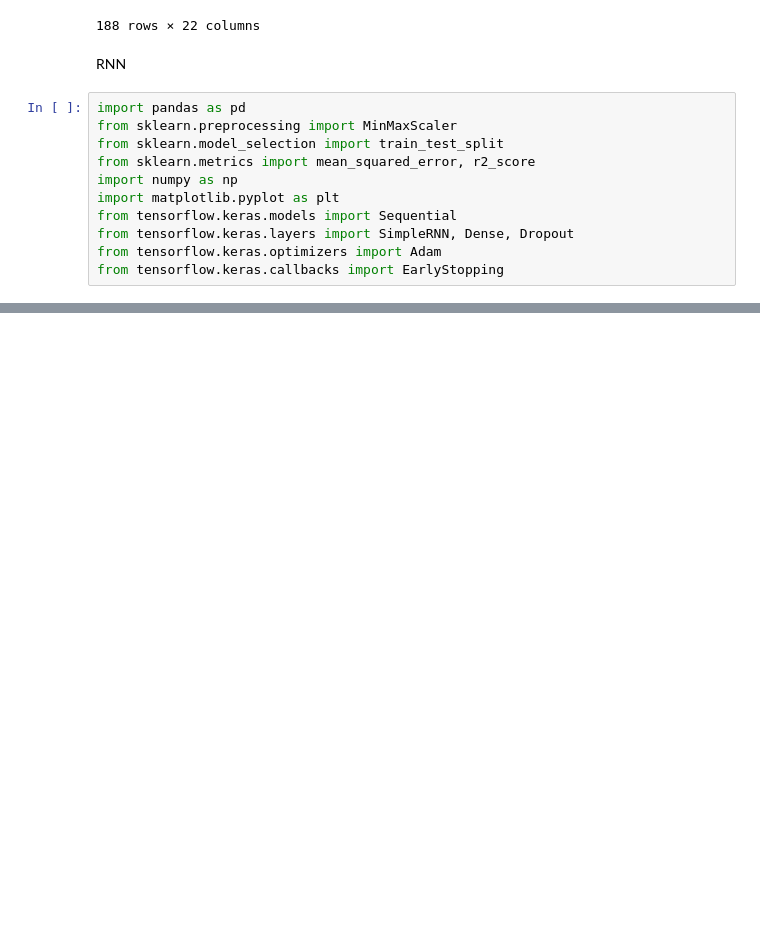
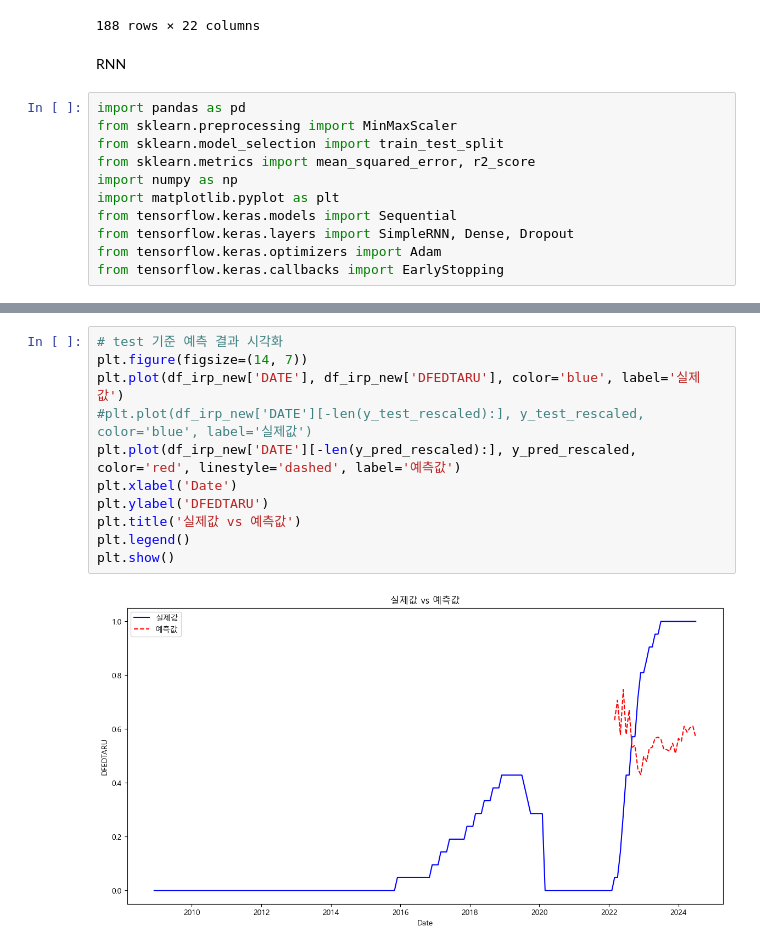
Before and after one commit to AB25122-sudo/MLP_Finance_Fed, a Jupyter notebook: Fed1/Dong/Modeling_Dong_predict_rnn_gdpgr.ipynb, the cells around one changed output, grey strips where cells are left out. Cells and saved outputs as stored; diff of their text form; blank space fills up the shorter version.

```diff
--- a/Fed1/Dong/Modeling_Dong_predict_rnn_gdpgr.ipynb
+++ b/Fed1/Dong/Modeling_Dong_predict_rnn_gdpgr.ipynb
@@ -419,0 +390,13 @@ combined_df.to_csv('./result_Dong_model_202408.csv', index=False)
+# %%
+# test 기준 예측 결과 시각화
+plt.figure(figsize=(14, 7))
+plt.plot(df_irp_new['DATE'], df_irp_new['DFEDTARU'], color='blue', label='실제값')
+#plt.plot(df_irp_new['DATE'][-len(y_test_rescaled):], y_test_rescaled, color='blue', label='실제값')
+plt.plot(df_irp_new['DATE'][-len(y_pred_rescaled):], y_pred_rescaled, color='red', linestyle='dashed', label='예측값')
+plt.xlabel('Date')
+plt.ylabel('DFEDTARU')
+plt.title('실제값 vs 예측값')
+plt.legend()
+plt.show()
+# %% [output]
+[figure, added]
```
Also changed, not shown: parts of 17 cells of this notebook, 5 other files.
